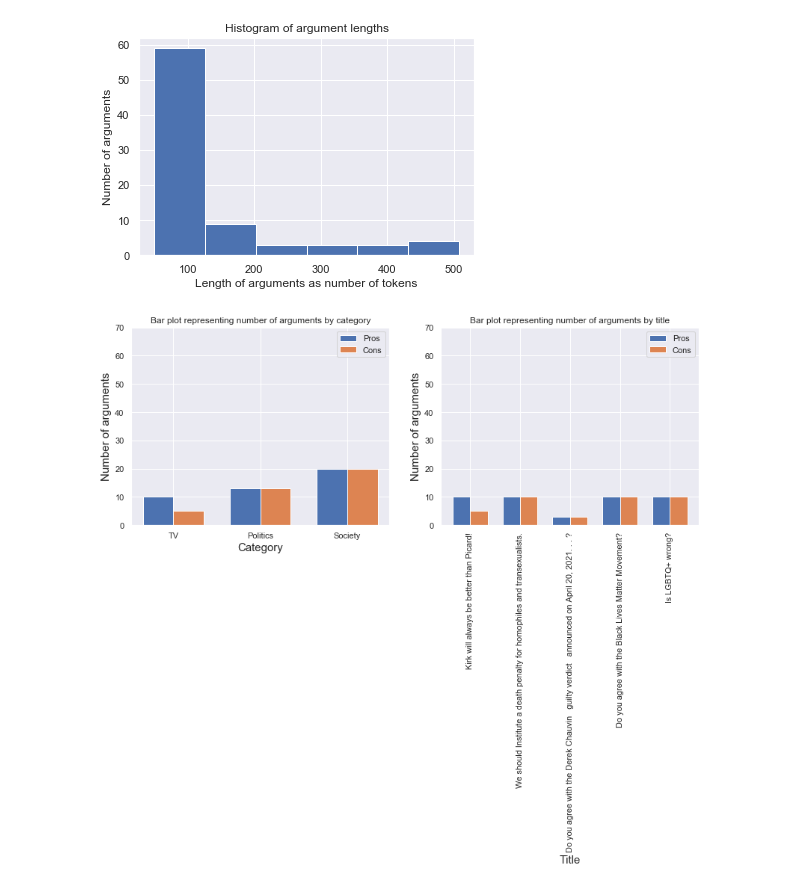
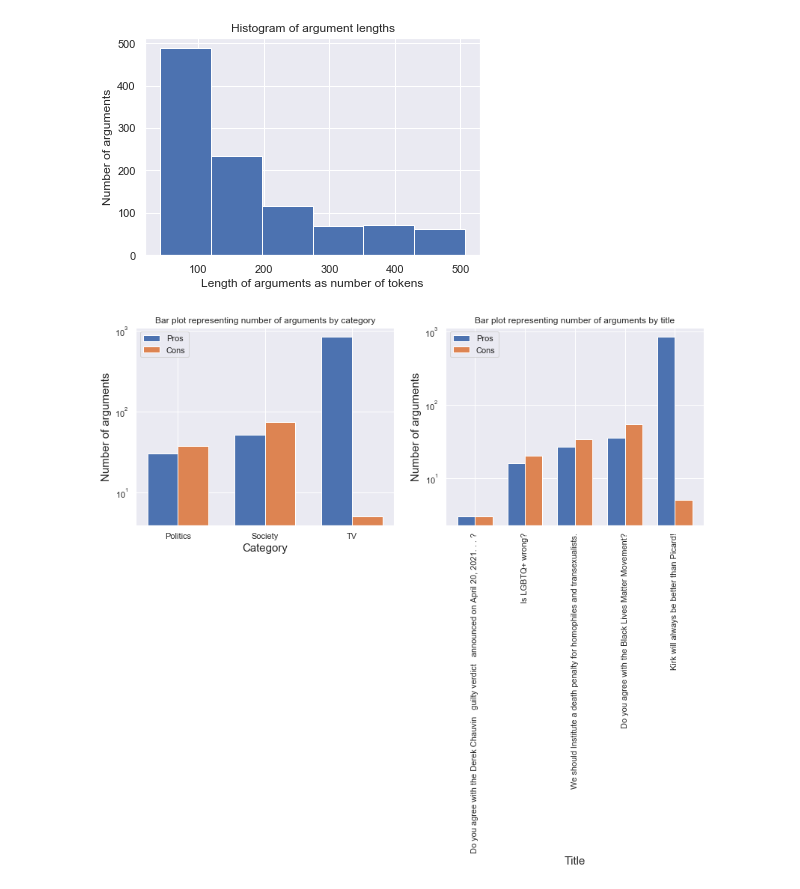
Before and after one commit to siddhanth123/Computational_argumentation, a Jupyter notebook: Assignment1/ca_assignment1_ProCon.ipynb, the cells around one changed output. Cells and saved outputs as stored; diff of their text form; code cells hidden in the pictures.

```diff
--- a/Assignment1/ca_assignment1_ProCon.ipynb
+++ b/Assignment1/ca_assignment1_ProCon.ipynb
@@ -3,9 +3,11 @@ import json
 import numpy as np
 import matplotlib.pyplot as plt
 import seaborn as sns
+import mplcursors
+import mpld3
 
 # open and load the json file that is generated from the given website using scrapy
-f=open('debates1.json')
+f=open('debates_full.json')
 json_data=json.load(f)
 
 sns.set()
@@ -79,36 +81,36 @@ plt.show()
 
 
 bar_width=0.35
 fig, (ax1,ax2) = plt.subplots(1,2,figsize=(12,5))
 fig.tight_layout(pad=3.0)
 
 # creates a bar graph that represents the number of pro and con arguments by categories
 indx1 = np.arange(len(categ_lst))
 ax1.bar(indx1-bar_width/2, categ_pros, bar_width, label='Pros')
 ax1.bar(indx1+bar_width/2, categ_cons, bar_width, label='Cons')
 ax1.set_xticks(indx1)
 ax1.set_xticklabels(categ_lst)
-ax1.set_yticks(np.arange(0,80,10))
-ax1.set_yticklabels(np.arange(0,80,10))
+ax1.set_yscale('log')
 ax1.set_title('Bar plot representing number of arguments by category')
 ax1.set_xlabel('Category', fontsize=15)
 ax1.set_ylabel('Number of arguments', fontsize=15)
+mplcursors.cursor(hover=True)
 ax1.legend()
 
 # creates a bar graph that represents the number of pro and con arguments by titles
 indx2 = np.arange(len(title_lst))
 ax2.bar(indx2-bar_width/2, title_pros, bar_width, label='Pros')
 ax2.bar(indx2+bar_width/2, title_cons, bar_width, label='Cons')
 ax2.set_xticks(indx2)
 ax2.set_xticklabels(title_lst, rotation=90)
-ax2.set_yticks(np.arange(0,80,10))
-ax2.set_yticklabels(np.arange(0,80,10))
+ax2.set_yscale('log')
 ax2.set_title('Bar plot representing number of arguments by title')
 ax2.set_xlabel('Title', fontsize=15)
 ax2.set_ylabel('Number of arguments', fontsize=15)
+mplcursors.cursor(hover=True)
 ax2.legend()
 fig.savefig('pro_con.png', dpi=100, quality=500)
 plt.show()
 # %% [output]
-[figure, old version]
+[figure, new version]
-[figure, old version]
+[figure, new version]
```
